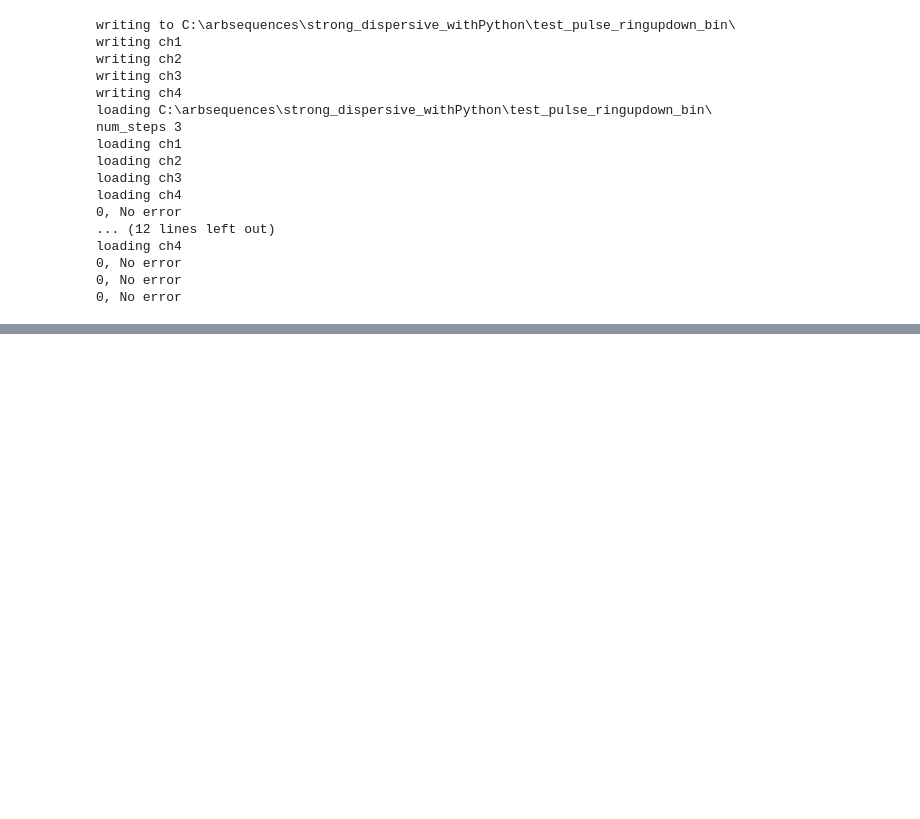
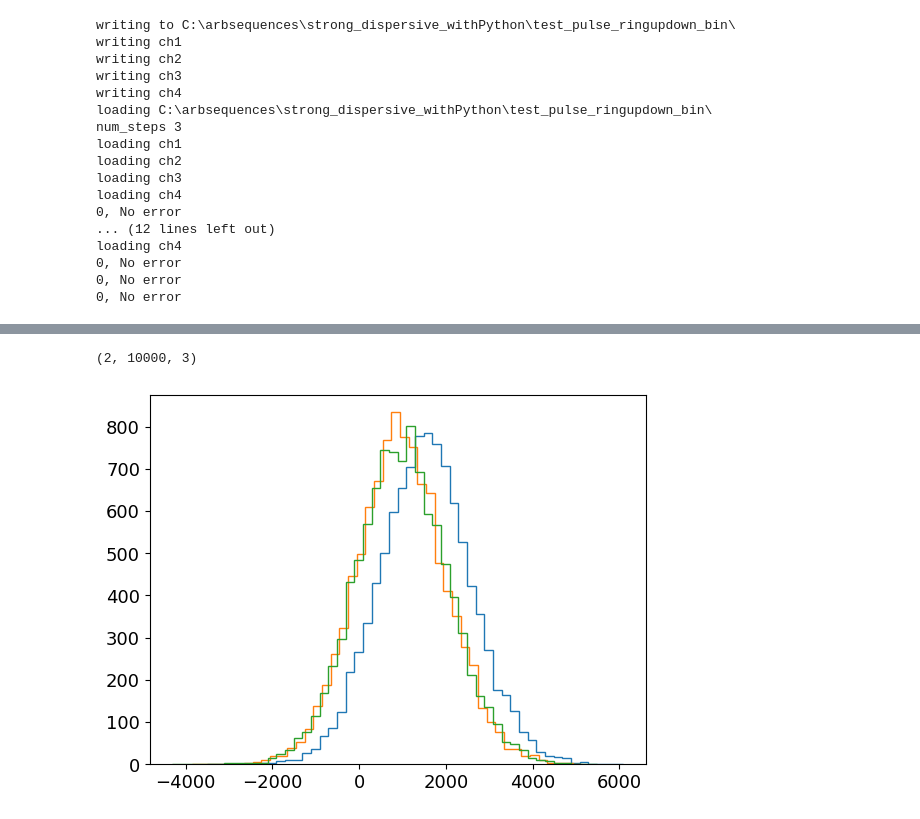
Before and after one commit to Katermurch/BlueFridgeNonLin, a Jupyter notebook: threestate_discrim.ipynb, the cells around one changed output, grey strips where cells are left out. Drawn from its saved outputs; the diff is of its cells as text; code cells hidden in the pictures; blank space fills up the shorter version.

```diff
--- a/threestate_discrim.ipynb
+++ b/threestate_discrim.ipynb
@@ -145,8 +150,0 @@ SNR of Qubit2: 3.0679788793252896
-# %%
-pnp.pi_nopi_ge(0, 0, q2, q1, gen_vals = general_vals_dict)
-wx.wx_set_and_amplitude_and_offset(
-    amp=general_vals_dict["wx_amps"], offset=general_vals_dict["wx_offs"]
-)
-values = daq.run_daq_het_2q(q1, q2,
-                   num_patterns=num_steps, num_records_per_pattern=reps,
-                    verbose=True)
@@ -174,0 +151,13 @@ Transferred 503316480 bytes (125496372.264986 bytes per sec)
+# %%
+values.rec_readout_vs_pats_2.shape
+# %% [output]
+(2, 10000, 3)
+# %%
+plt.figure()
+axQ2= plt.axes()
+bins_Qg2, counts_Qg2, gauss_xaxis_Qg2 = make_hist(values.rec_readout_vs_pats_2[1,:,0],axQ2,'Q2g')
+bins_Qe2, counts_Qe2, gauss_xaxis_Qe2 = make_hist(values.rec_readout_vs_pats_2[1,:,1],axQ2, 'Q2e')
+bins_Qf2, counts_Qf2, gauss_xaxis_Qf2 = make_hist(values.rec_readout_vs_pats_2[1,:,2],axQ2, 'Q2f')
+plt.show()
+# %% [output]
+[figure, added]
```
Also changed, not shown: parts of 11 cells of this notebook, 4 other files.
